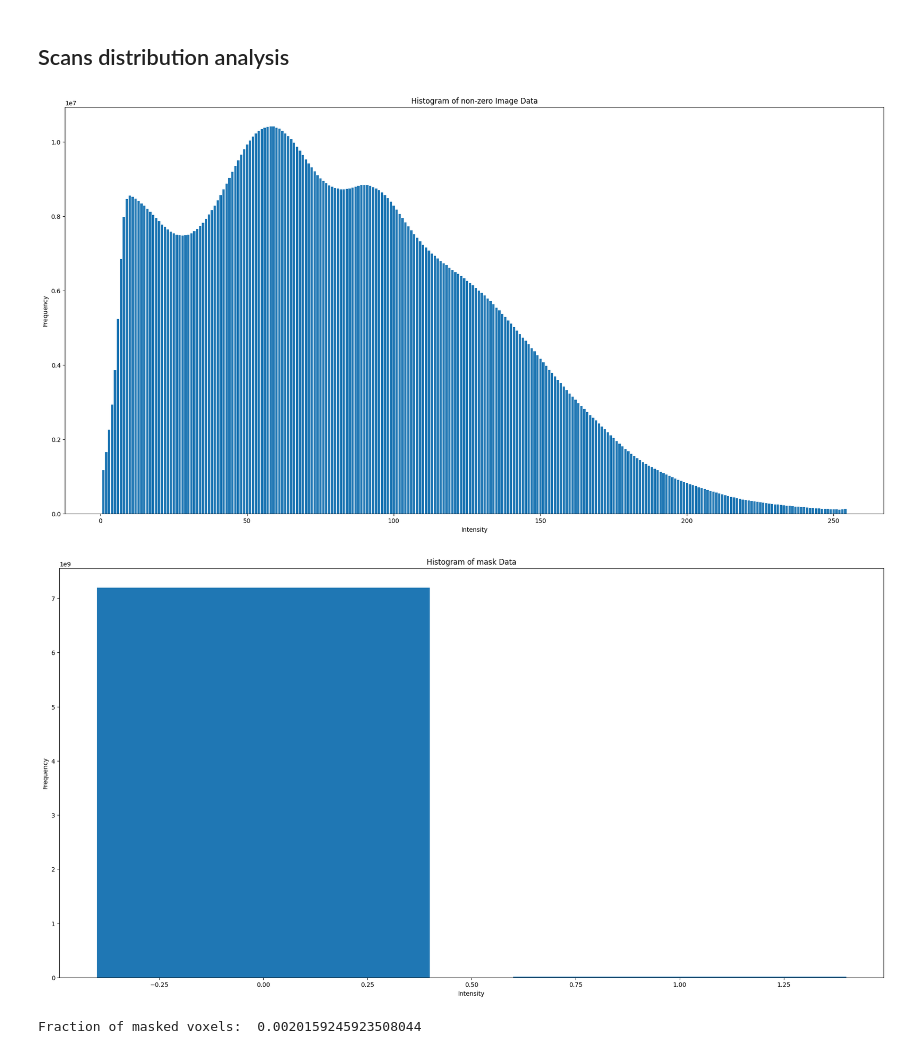
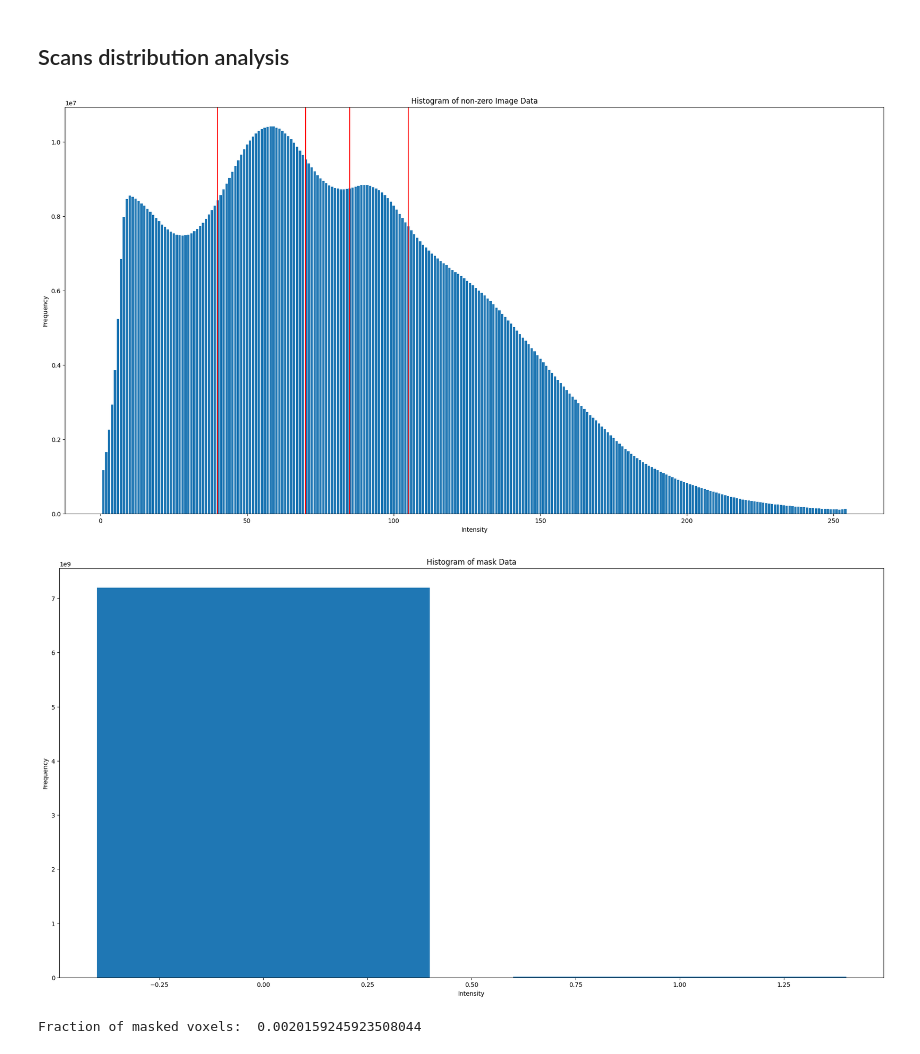
Before and after one commit to AAAI-2025-Hackathon/team_10, a Jupyter notebook: data_analysis.ipynb, the cells around one changed output. Cells and saved outputs as stored; diff of their text form; code cells hidden in the pictures.

```diff
--- a/data_analysis.ipynb
+++ b/data_analysis.ipynb
@@ -256,19 +260,23 @@ for id in all_ids:
 # %%
 plt.figure(figsize=(24,12))
 plt.bar(range(1, 255), mri_histogram[1:255])
 plt.xlabel('Intensity')
 plt.ylabel('Frequency')
 plt.title('Histogram of non-zero Image Data')
+plt.axvline(40, *plt.ylim(), color="red")
+plt.axvline(70, *plt.ylim(), color="red")
+plt.axvline(85, *plt.ylim(), color="red")
+plt.axvline(105, *plt.ylim(), color="red")
 plt.show()
 
 plt.figure(figsize=(24,12))
 plt.bar(range(0, 2), masks_histohram[0:2])
 plt.xlabel('Intensity')
 plt.ylabel('Frequency')
 plt.title('Histogram of mask Data')
 plt.show()
 # %% [output]
-[figure, old version]
+[figure, new version]
 [figure]
 # %%
 print("Fraction of masked voxels: ", masks_histohram[1]/(masks_histohram[0]+masks_histohram[1]))
```
Also changed, not shown: parts of 5 cells of this notebook.
